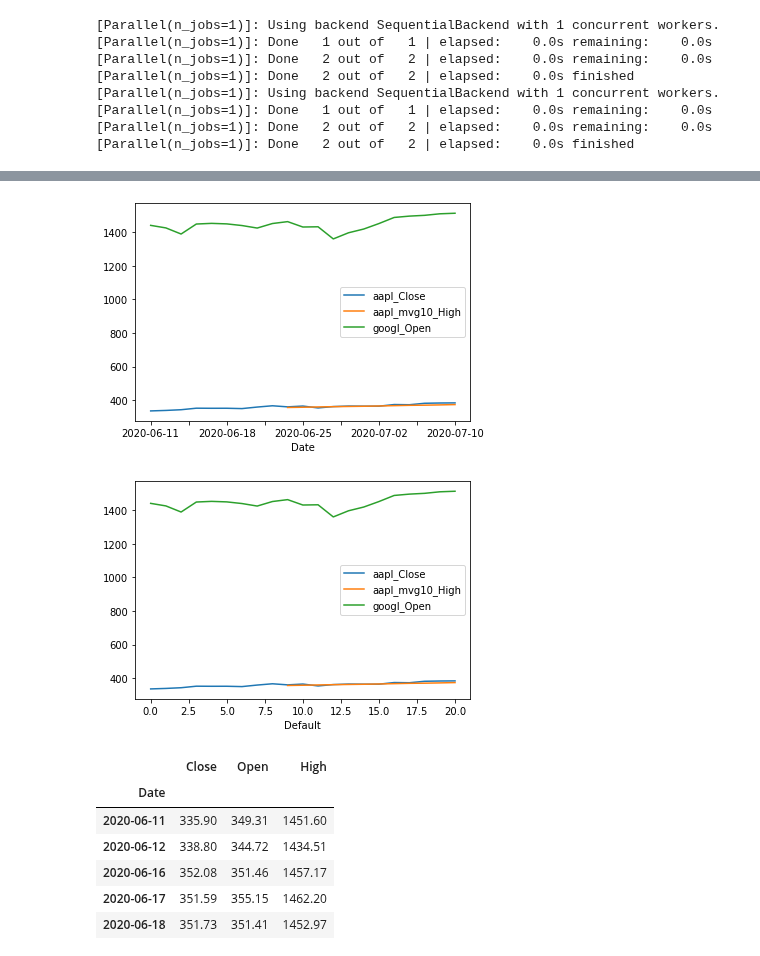
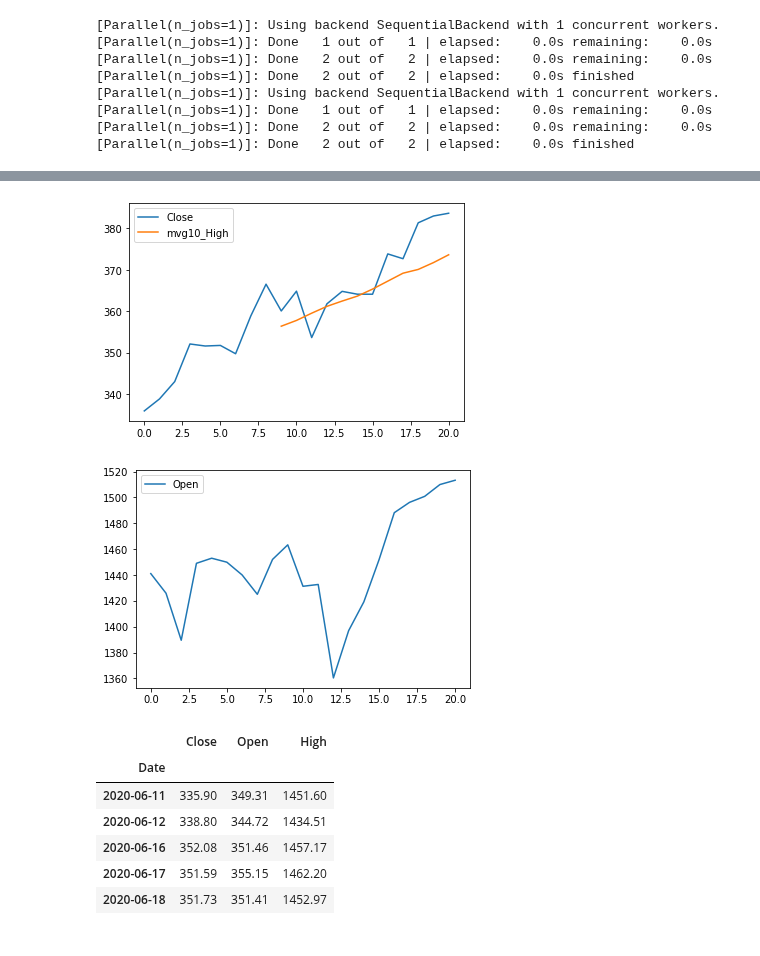
Before and after one commit to allen-chiang/Time-Series-Transformer, a Jupyter notebook: time_series_transform/stock_transform/test2.ipynb, the cells around one changed output, grey strips where cells are left out. Saved outputs shown, nothing was run; the diff lists cells and outputs as text; code cells hidden in the pictures.

```diff
--- a/time_series_transform/stock_transform/test2.ipynb
+++ b/time_series_transform/stock_transform/test2.ipynb
@@ -129,14 +129,14 @@ port.get_portfolio_dataFrame()
 # %%
 
 stockIndicators = {
     'aapl':['Close','mvg10_High'],
     'googl':['Open']
 }
-port.plot(stockIndicators,keyCol = 'Date',samePlot = True)
-port.plot(stockIndicators,samePlot = True)
+# port.plot(stockIndicators,keyCol = 'Date',samePlot = True)
+port.plot(stockIndicators, keyCol = 'Date',samePlot = False)
 # %% [output]
-[figure, old version]
+[figure, new version]
-[figure, old version]
+[figure, new version]
 # %%
 x = stock.df[['Date','Close']].drop(2).set_index('Date')
 y = stock.df[['Date', 'Open']].set_index('Date')
```
